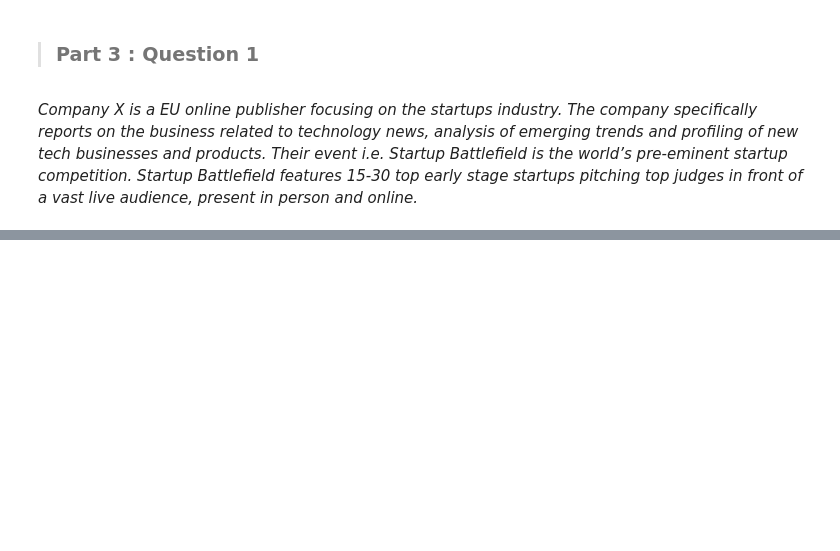
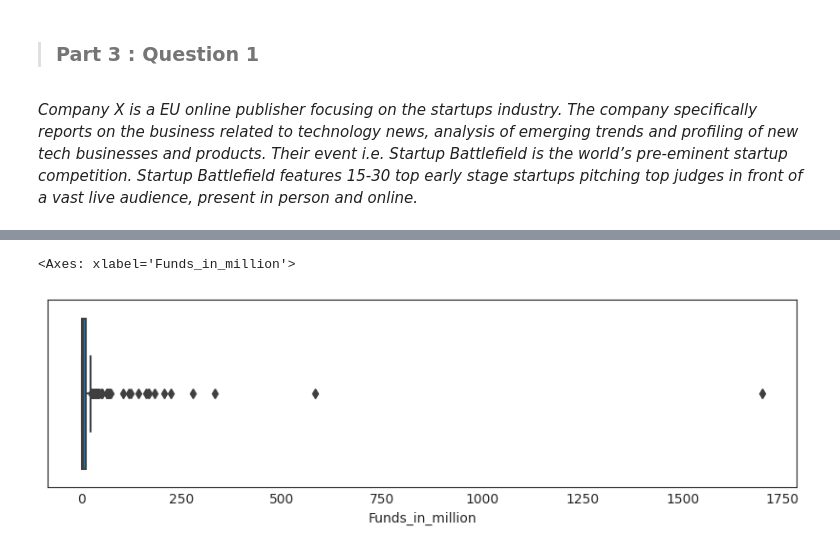
Before and after one commit to nishantkapps/aiml-projects, a Jupyter notebook: Stats_Project.ipynb, the cells around one changed output, grey strips where cells are left out. Saved outputs shown, nothing was run; the diff lists cells and outputs as text; code cells hidden in the pictures; blank space fills up the shorter version.

```diff
--- a/Stats_Project.ipynb
+++ b/Stats_Project.ipynb
@@ -504,0 +570,4 @@ For better analysis, the following corrections can be made
+# %%
+# Drop the null values. [1 Mark] >> This will result in deletion of 214 rows
+comcln = com.dropna(axis=0, how='any')
+print('The data set has '+str(comcln.isna().sum().sum())+' null values')
@@ -504,0 +576,3 @@ For better analysis, the following corrections can be made
+# %%
+# Convert funding features to a numerical value (execute the provided code)
+comcln.loc[:,'Funds_in_million'] = comcln['Funding'].apply(lambda x: float(x[1:-1])/1000 if x[-1] == 'K' else (float(x[1:-1])*1000 if x[-1] == 'B' else float(x[1:-1])))
@@ -504,0 +588,8 @@ For better analysis, the following corrections can be made
+# %%
+# Plot box plot for funds in million. [1 Mark]
+plt.figure(figsize=(8,2))
+sns.boxplot(data=comcln, x=comcln['Funds_in_million'])
+# As the data has many outliers, it is difficult to see the box plot clearly
+# %% [output]
+<Axes: xlabel='Funds_in_million'>
+[figure, added]
```
Also changed, not shown: parts of 22 cells of this notebook.
